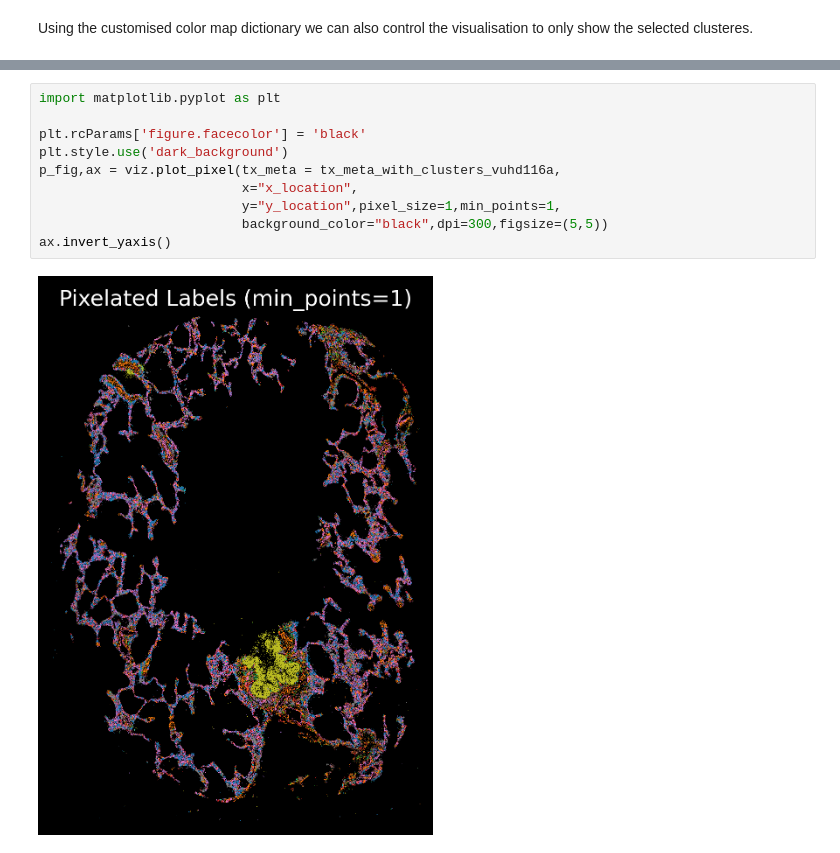
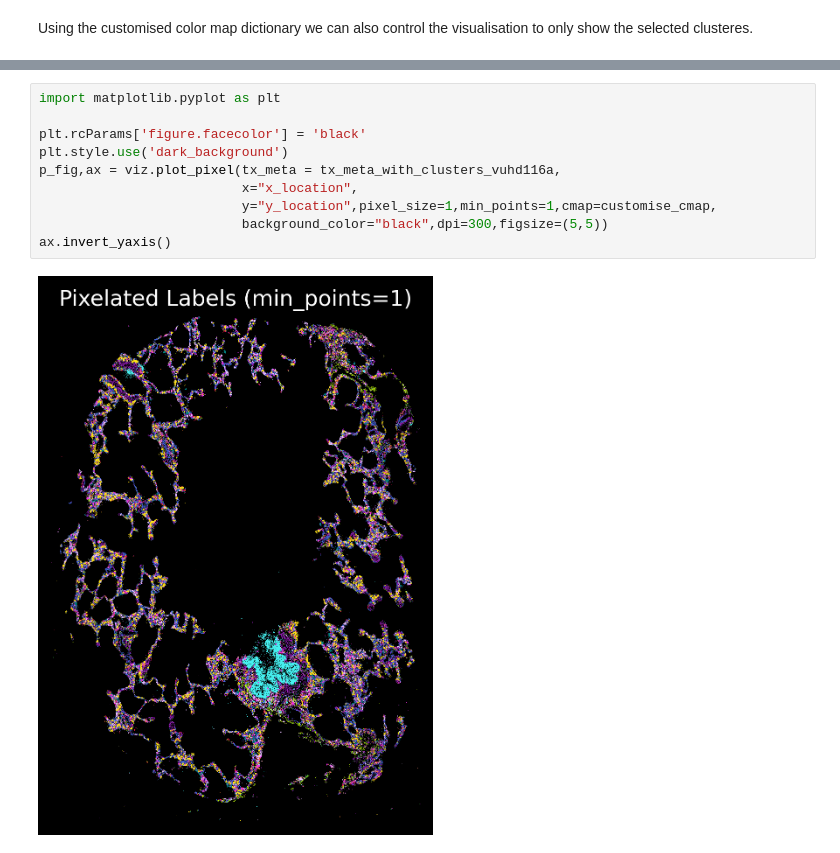
Before and after one commit to ruqianl/spatialrna_docs, a Jupyter notebook: notebooks/03_tutorial_lung_tissue_IPF.ipynb, the cells around one changed output, grey strips where cells are left out. Drawn from its saved outputs; the diff is of its cells as text.

```diff
--- a/notebooks/03_tutorial_lung_tissue_IPF.ipynb
+++ b/notebooks/03_tutorial_lung_tissue_IPF.ipynb
@@ -357,15 +388,15 @@ ax.set_axis_off()
 # %%
 import matplotlib.pyplot as plt
 
 plt.rcParams['figure.facecolor'] = 'black'
 plt.style.use('dark_background')
 p_fig,ax = viz.plot_pixel(tx_meta = tx_meta_with_clusters_vuhd116a,
                           x="x_location",
-                          y="y_location",pixel_size=1,min_points=1,
+                          y="y_location",pixel_size=1,min_points=1,cmap=customise_cmap,
                           background_color="black",dpi=300,figsize=(5,5))
 ax.invert_yaxis()
 # %% [output]
-[figure, old version]
+[figure, new version]
 # %%
 plt.rcParams['figure.facecolor'] = 'black'
 plt.style.use('dark_background')
```
Also changed, not shown: parts of 12 cells of this notebook.
